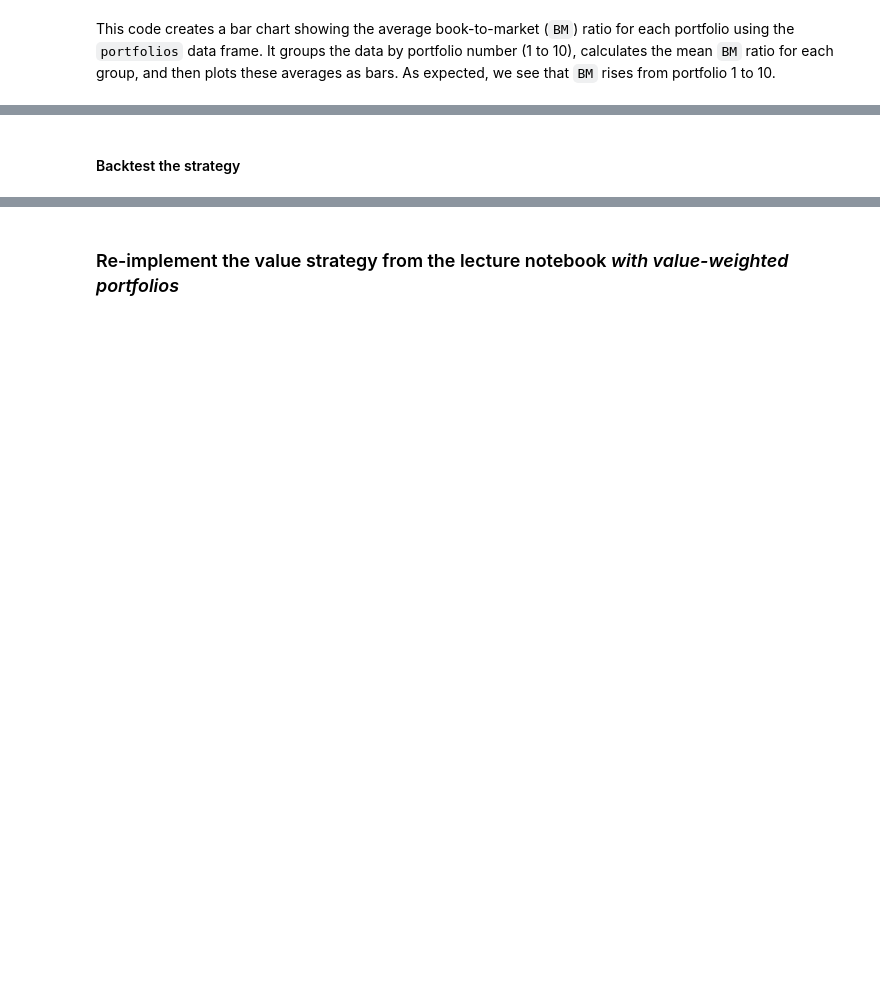
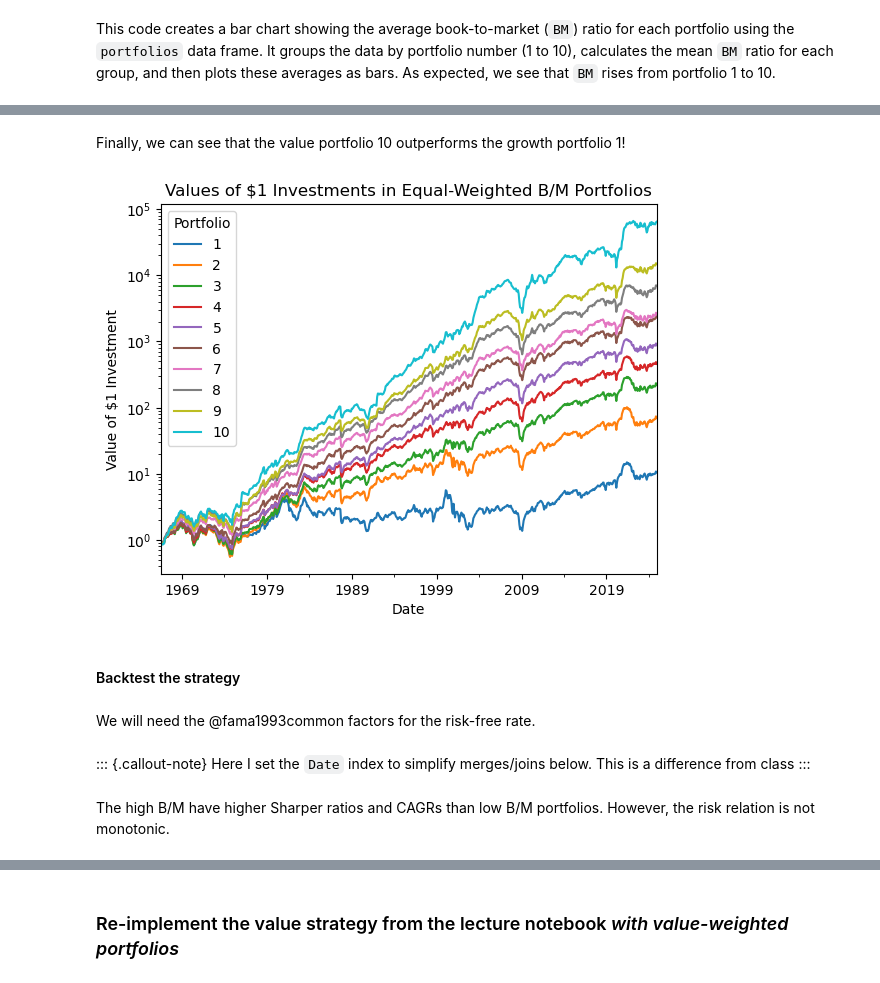
Before and after one commit to richard-herron/fina-6333-2025-spring, a Jupyter notebook: Notebooks/herron_03_practice_02.ipynb, the cells around one changed output, grey strips where cells are left out. Cells and saved outputs as stored; diff of their text form; code cells hidden in the pictures; blank space fills up the shorter version.

```diff
--- a/Notebooks/herron_03_practice_02.ipynb
+++ b/Notebooks/herron_03_practice_02.ipynb
@@ -228,0 +237,15 @@ Start here on Friday!
+# %%
+stocks = (
+    pd.merge_asof(
+        left=crsp.sort_values(['date', 'PERMNO']),    # Sort CRSP data by date and company ID for time-based merging
+        right=bm.sort_values(['Date', 'PERMNO']),     # Sort BM data by date and company ID to align with returns
+        left_on='date',                               # Match CRSP dates to the closest prior BM date
+        right_on='Date',                              # Use BM dates as the reference for the merge
+        by='PERMNO',                                  # Merge on company ID (PERMNO) to link same stocks
+        tolerance=pd.Timedelta('366d')                # Limit matches to portfolio assignments within 366 days
+    )
+    [['PERMNO', 'date', 'Portfolio', 'RET']]          # Select key columns: company ID, date, portfolio, and returns
+    .dropna()                                         # Remove rows with missing values (e.g., unmatched returns)
+    .assign(Portfolio=lambda x: x['Portfolio'].astype(int))  # Convert portfolio numbers to integers for clarity
+    .rename(columns={'date': 'Date'})                 # Rename 'date' column to 'Date' for consistency
+)
@@ -229,2 +261,28 @@ Start here on Friday!
+# %%
+portfolios = (
+    stocks
+    .groupby(['Portfolio', 'Date'])  # Group stocks by portfolio number (1-10) and trading date
+    [['RET']]                        # Isolate the returns column for portfolio-level aggregation
+    .mean()                          # Average returns across stocks within each portfolio-date group (equal-weighted)
+    .unstack('Portfolio')            # Pivot the data to create columns for each portfolio’s returns, indexed by date
+    ['RET']                          # Extract the returns data, retaining portfolio numbers as column headers
+)
+# %% [markdown]
+Finally, we can see that the value portfolio 10 outperforms the growth portfolio 1!
+# %%
+portfolios.add(1).cumprod().plot()
+plt.semilogy()
+plt.ylabel('Value of $1 Investment')
+plt.title('Values of $1 Investments in Equal-Weighted B/M Portfolios')
+plt.show()
+# %% [output]
+[figure, added]
 # %% [markdown]
 #### Backtest the strategy
+# %% [markdown]
+We will need the @fama1993common factors for the risk-free rate.
+# %% [markdown]
+::: {.callout-note}
+Here I set the `Date` index to simplify merges/joins below.
+This is a difference from class
+:::
@@ -230,0 +317,3 @@ Start here on Friday!
+# %% [markdown]
+The high B/M have higher Sharper ratios and CAGRs than low B/M portfolios.
+However, the risk relation is not monotonic.
```
Also changed, not shown: parts of 40 cells of this notebook, 7 other files.
